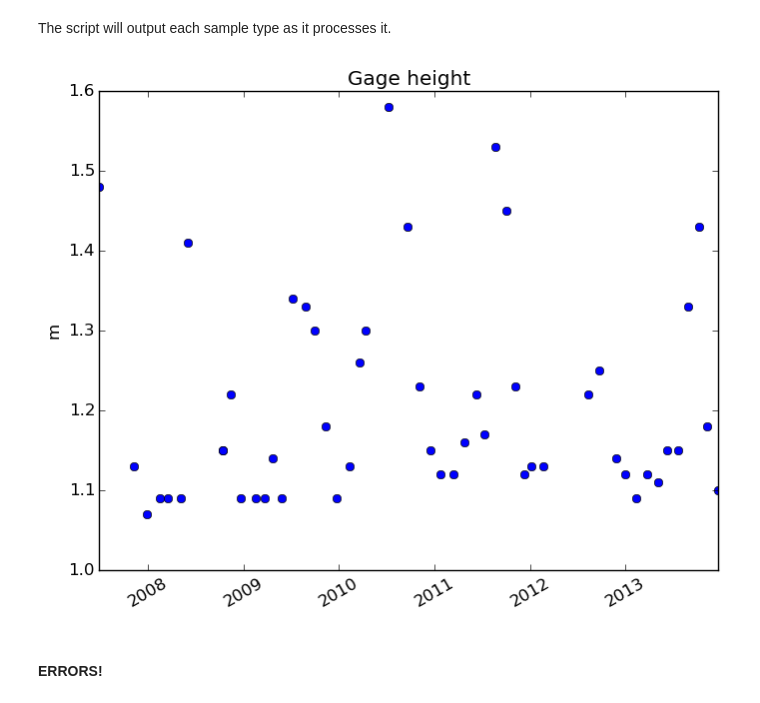
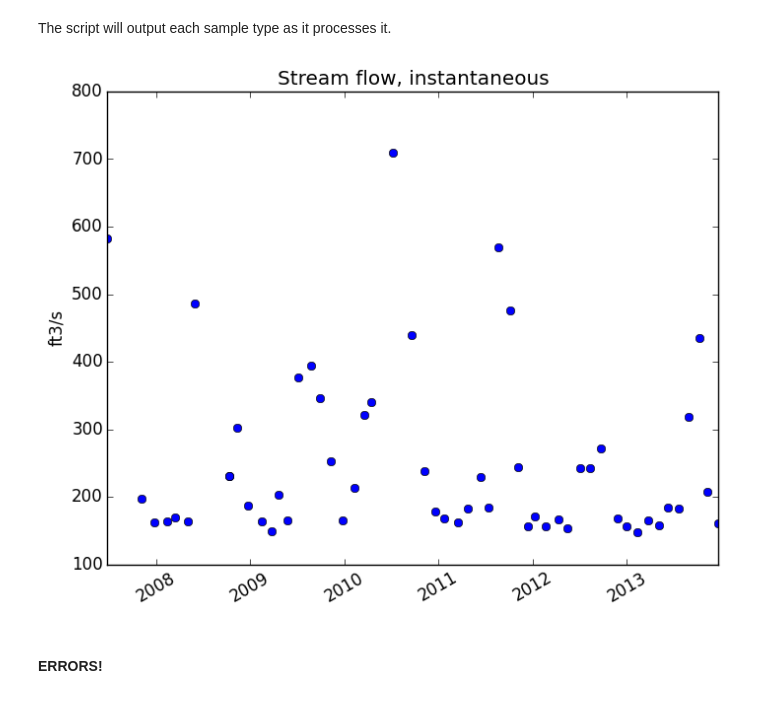
Before and after one commit to tuckerrc/notebooks, a Jupyter notebook: WQD PyScripts.ipynb, the cells around one changed output. Drawn from its saved outputs; the diff is of its cells as text; code cells hidden in the pictures.

Commit message:
Changed graph sample type. Updated script names.

```diff
--- a/WQD PyScripts.ipynb
+++ b/WQD PyScripts.ipynb
@@ -325,10 +325,10 @@ USGS-10155500.csv csv  USGS-10156000.csv         USGS-10156000.csv graphs
 #### Step 3
 # %% [markdown]
 The script will output each sample type as it processes it.
-# %%
-Image(filename="Result/USGS-10155500.csv graphs/Gage height.png")
-# %% [output]
-[figure, removed]
+# %%
+Image(filename="Stream flow, instantaneous.png")
+# %% [output]
+[figure, added]
 # %% [markdown]
 #### ERRORS!
 # %% [markdown]
```
Also changed, not shown: parts of 1 cell of this notebook, 1 other file.
